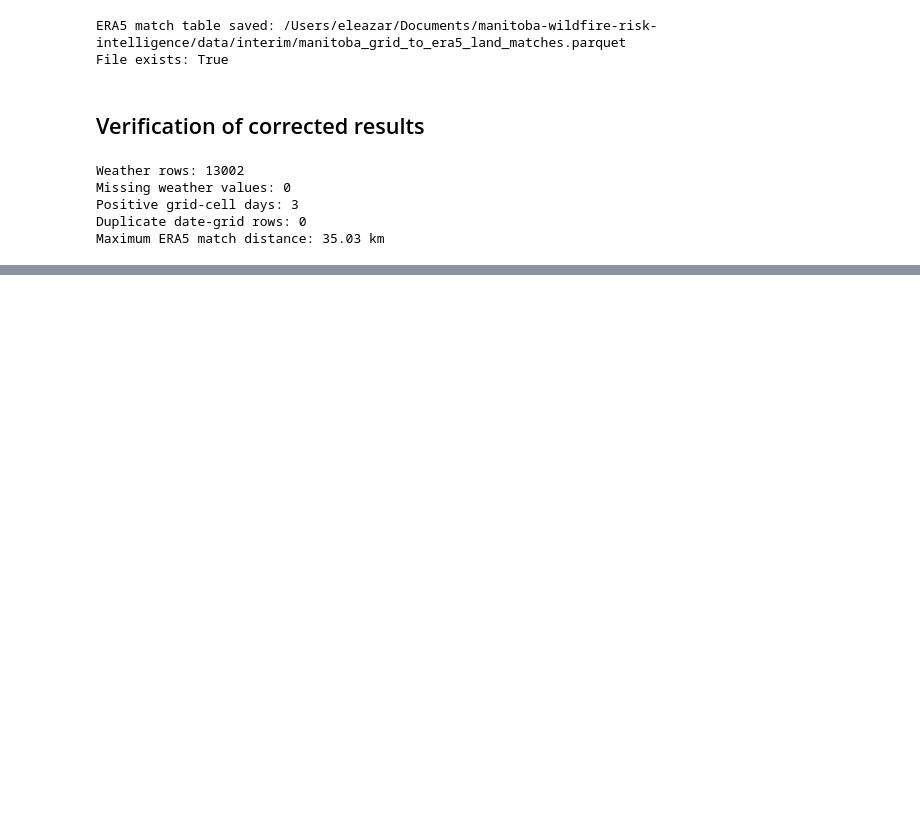
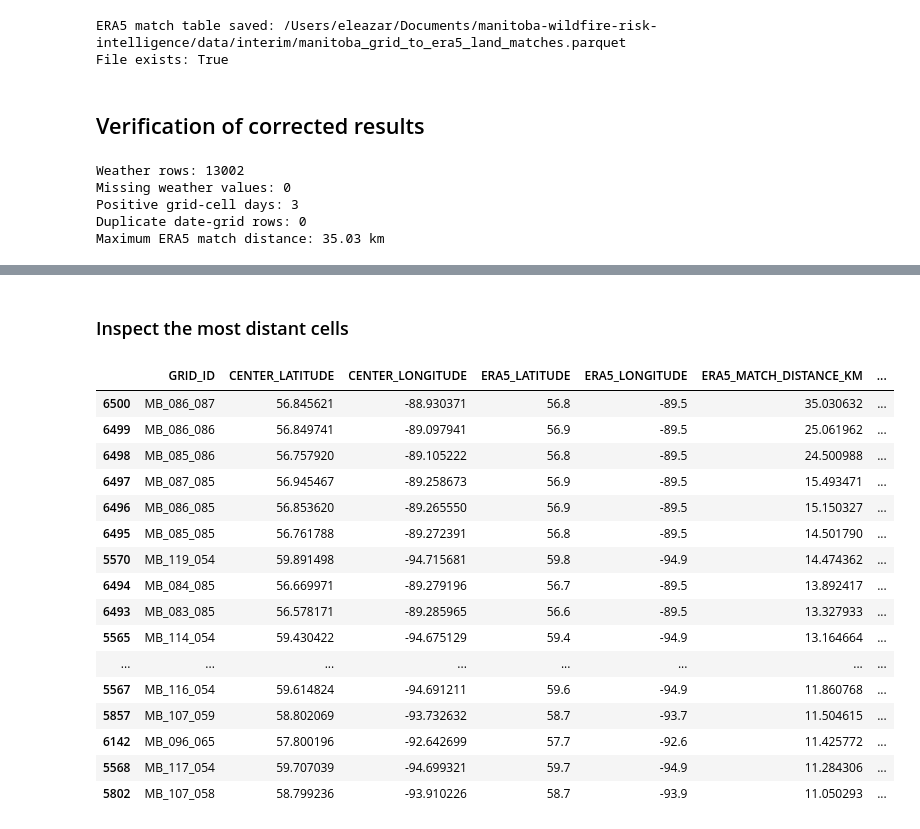
Before and after one commit to DiazHumberto/manitoba-wildfire-risk-intelligence, a Jupyter notebook: notebooks/04_era5_weather_pilot.ipynb, the cells around one changed output, grey strips where cells are left out. Drawn from its saved outputs; the diff is of its cells as text; code cells hidden in the pictures; blank space fills up the shorter version.

```diff
--- a/notebooks/04_era5_weather_pilot.ipynb
+++ b/notebooks/04_era5_weather_pilot.ipynb
@@ -1142,0 +1181,39 @@ Maximum ERA5 match distance: 35.03 km
+# %% [markdown]
+### Inspect the most distant cells
+# %%
+distant_matches = (
+    era5_match_table
+    .nlargest(20, "ERA5_MATCH_DISTANCE_KM")
+    [
+        [
+            "GRID_ID",
+            "CENTER_LATITUDE",
+            "CENTER_LONGITUDE",
+            "ERA5_LATITUDE",
+            "ERA5_LONGITUDE",
+            "ERA5_MATCH_DISTANCE_KM",
+            "MB_AREA_KM2",
+            "MB_COVERAGE_PCT",
+        ]
+    ]
+)
+
+display(distant_matches)
+# %% [output]
+|  | GRID_ID | CENTER_LATITUDE | CENTER_LONGITUDE | ERA5_LATITUDE | ERA5_LONGITUDE | ERA5_MATCH_DISTANCE_KM | ... |
+| 6500 | MB_086_087 | 56.845621 | -88.930371 | 56.8 | -89.5 | 35.030632 | ... |
+| 6499 | MB_086_086 | 56.849741 | -89.097941 | 56.9 | -89.5 | 25.061962 | ... |
+| 6498 | MB_085_086 | 56.757920 | -89.105222 | 56.8 | -89.5 | 24.500988 | ... |
+| 6497 | MB_087_085 | 56.945467 | -89.258673 | 56.9 | -89.5 | 15.493471 | ... |
+| 6496 | MB_086_085 | 56.853620 | -89.265550 | 56.9 | -89.5 | 15.150327 | ... |
+| 6495 | MB_085_085 | 56.761788 | -89.272391 | 56.8 | -89.5 | 14.501790 | ... |
+| 5570 | MB_119_054 | 59.891498 | -94.715681 | 59.8 | -94.9 | 14.474362 | ... |
+| 6494 | MB_084_085 | 56.669971 | -89.279196 | 56.7 | -89.5 | 13.892417 | ... |
+| 6493 | MB_083_085 | 56.578171 | -89.285965 | 56.6 | -89.5 | 13.327933 | ... |
+| 5565 | MB_114_054 | 59.430422 | -94.675129 | 59.4 | -94.9 | 13.164664 | ... |
+| ... | ... | ... | ... | ... | ... | ... | ... |
+| 5567 | MB_116_054 | 59.614824 | -94.691211 | 59.6 | -94.9 | 11.860768 | ... |
+| 5857 | MB_107_059 | 58.802069 | -93.732632 | 58.7 | -93.7 | 11.504615 | ... |
+| 6142 | MB_096_065 | 57.800196 | -92.642699 | 57.7 | -92.6 | 11.425772 | ... |
+| 5568 | MB_117_054 | 59.707039 | -94.699321 | 59.7 | -94.9 | 11.284306 | ... |
+| 5802 | MB_107_058 | 58.799236 | -93.910226 | 58.7 | -93.9 | 11.050293 | ... |
```
Also changed, not shown: parts of 7 cells of this notebook.
